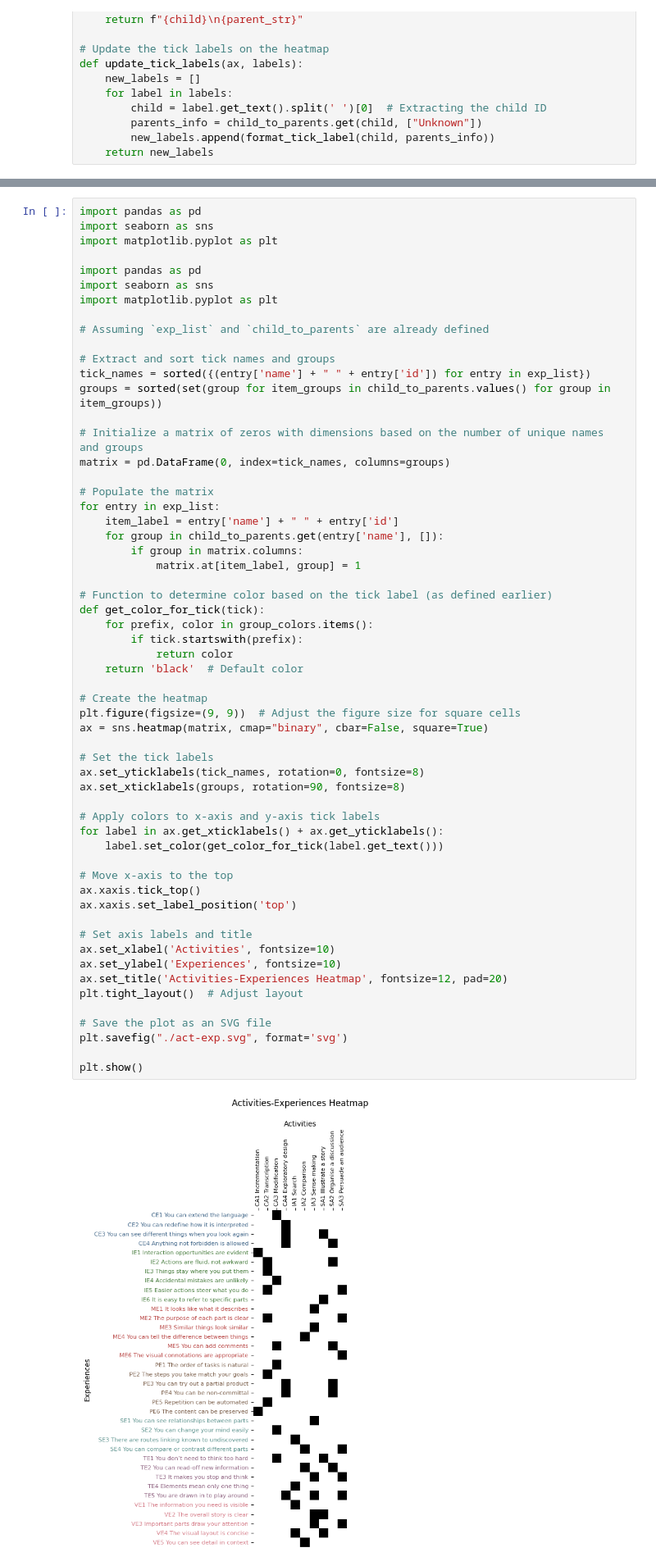
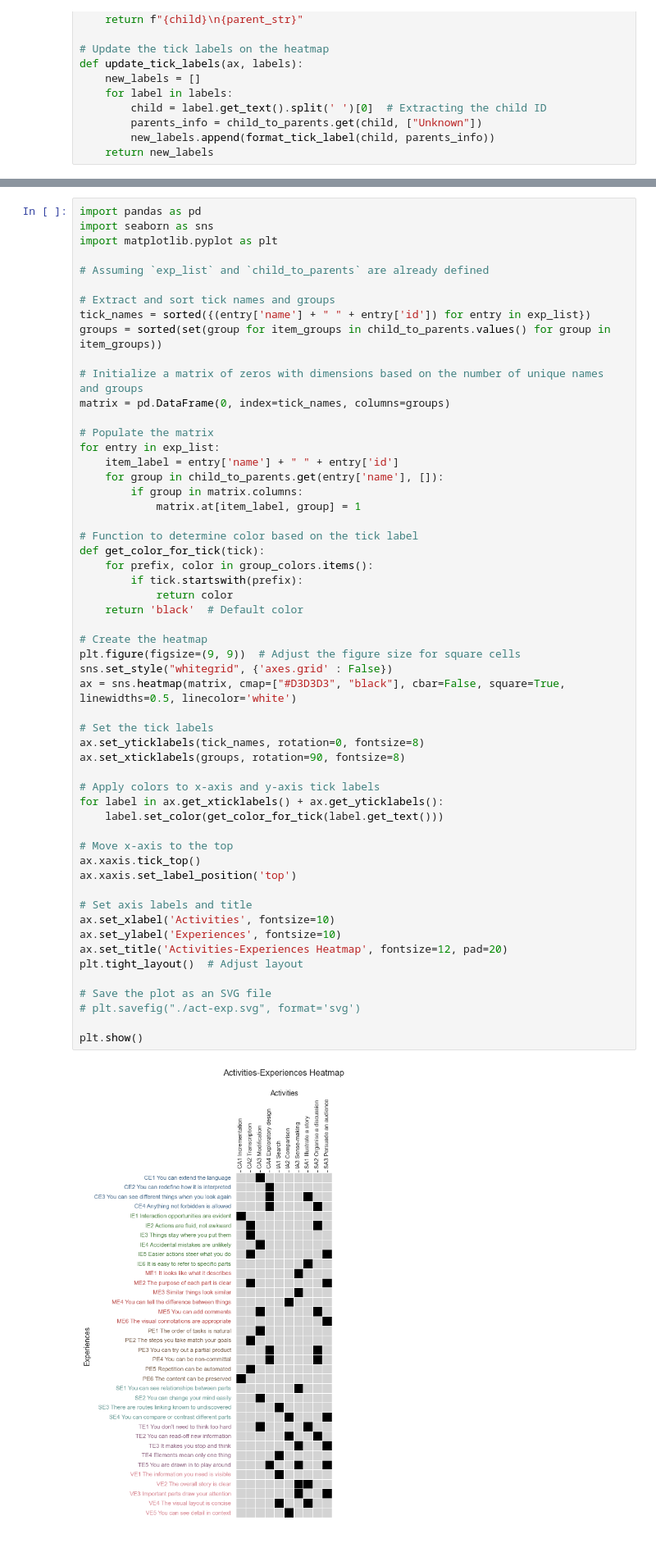
Before and after one commit to jb2328/PUX-Diagrams, a Jupyter notebook: heatmap.ipynb, the cells around one changed output, grey strips where cells are left out. Shown at 82% size. Saved outputs shown, nothing was run; the diff lists cells and outputs as text.

Commit message:
static matrix fixes

```diff
--- a/heatmap.ipynb
+++ b/heatmap.ipynb
@@ -435,8 +436,4 @@ plt.show()
 # %%
-import pandas as pd
-import seaborn as sns
-import matplotlib.pyplot as plt
-
 import pandas as pd
 import seaborn as sns
 import matplotlib.pyplot as plt
@@ -457,41 +454,42 @@ for entry in exp_list:
         if group in matrix.columns:
             matrix.at[item_label, group] = 1
 
-# Function to determine color based on the tick label (as defined earlier)
+# Function to determine color based on the tick label
 def get_color_for_tick(tick):
     for prefix, color in group_colors.items():
         if tick.startswith(prefix):
             return color
     return 'black'  # Default color
 
 # Create the heatmap
 plt.figure(figsize=(9, 9))  # Adjust the figure size for square cells
-ax = sns.heatmap(matrix, cmap="binary", cbar=False, square=True)
+sns.set_style("whitegrid", {'axes.grid' : False})
+ax = sns.heatmap(matrix, cmap=["#D3D3D3", "black"], cbar=False, square=True, linewidths=0.5, linecolor='white')
 
 # Set the tick labels
 ax.set_yticklabels(tick_names, rotation=0, fontsize=8)
 ax.set_xticklabels(groups, rotation=90, fontsize=8)
 
 # Apply colors to x-axis and y-axis tick labels
 for label in ax.get_xticklabels() + ax.get_yticklabels():
     label.set_color(get_color_for_tick(label.get_text()))
 
 # Move x-axis to the top
 ax.xaxis.tick_top()
 ax.xaxis.set_label_position('top')
 
 # Set axis labels and title
 ax.set_xlabel('Activities', fontsize=10)
 ax.set_ylabel('Experiences', fontsize=10)
 ax.set_title('Activities-Experiences Heatmap', fontsize=12, pad=20)
 plt.tight_layout()  # Adjust layout
 
 # Save the plot as an SVG file
-plt.savefig("./act-exp.svg", format='svg')
+# plt.savefig("./act-exp.svg", format='svg')
 
 plt.show()
 # %% [output]
-[figure, old version]
+[figure, new version]
 # %%
 import numpy as np
 import pandas as pd
```
Also changed, not shown: parts of 1 cell of this notebook, 2 other files.
